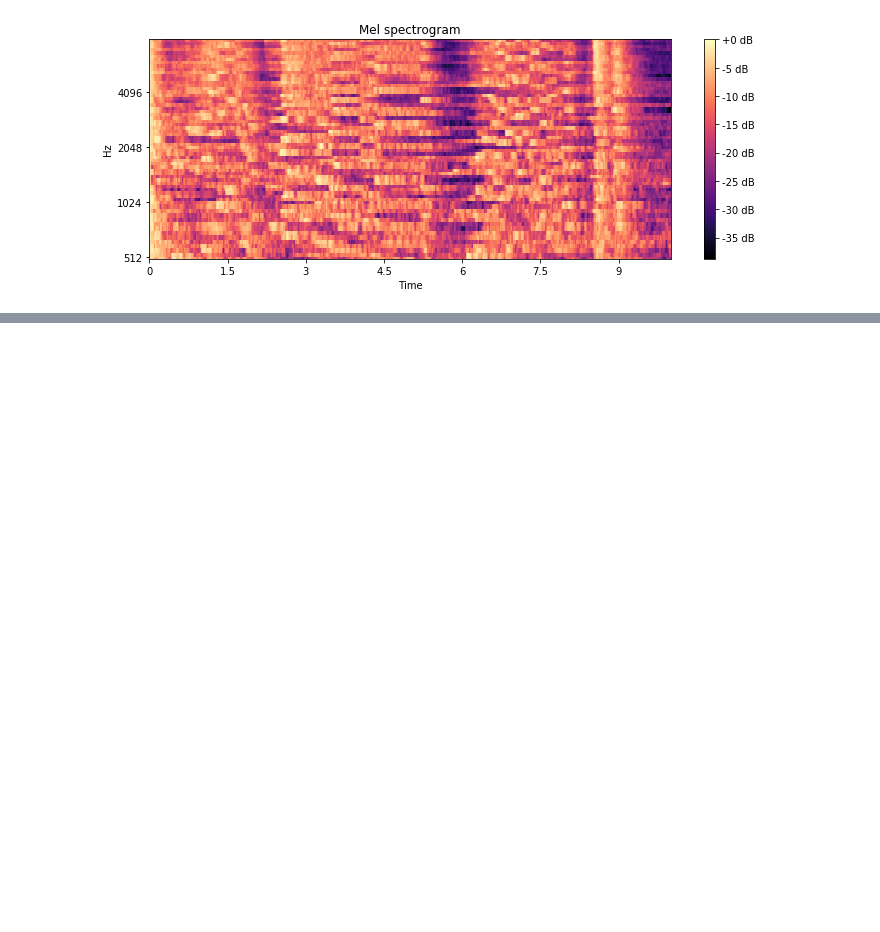
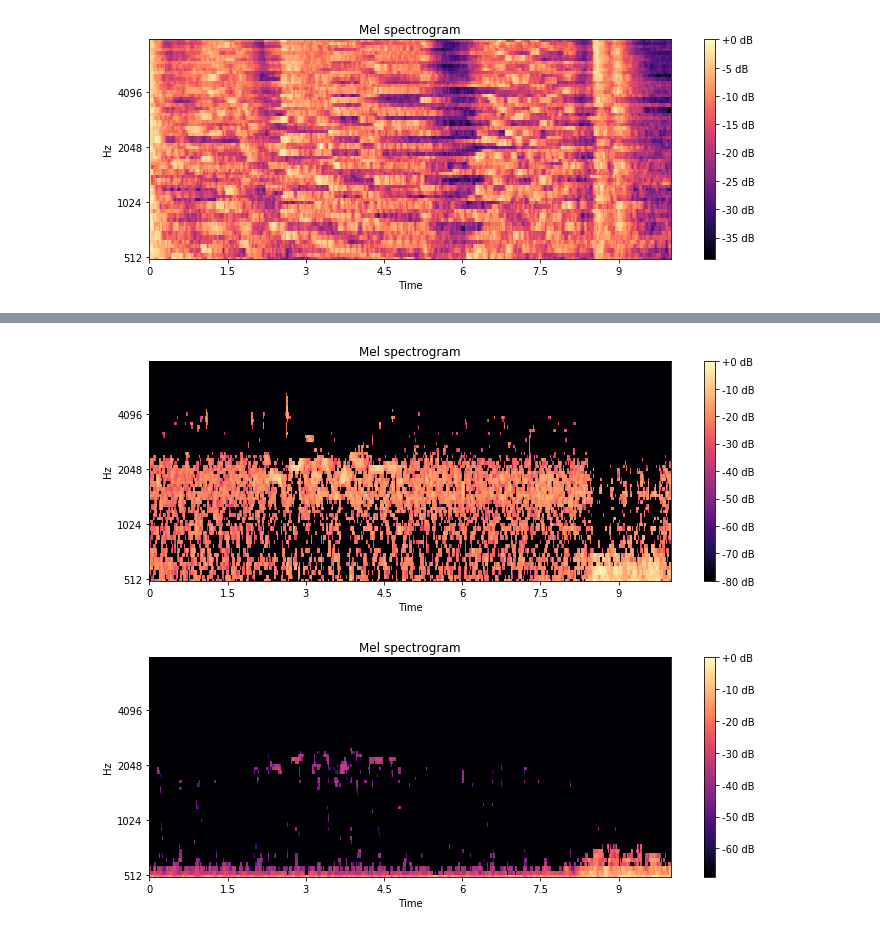
Before and after one commit to jonnor/datascience-master, a Jupyter notebook: dcase2018/Features.ipynb, the cells around one changed output, grey strips where cells are left out. Saved outputs shown, nothing was run; the diff lists cells and outputs as text; code cells hidden in the pictures; blank space fills up the shorter version.

```diff
--- a/dcase2018/Features.ipynb
+++ b/dcase2018/Features.ipynb
@@ -161,0 +174,8 @@ ModuleNotFoundError: No module named 'birddetect'
+# %%
+pm = meann(p)
+plot_melspectrogram(pm)
+gm = meann(s)
+plot_melspectrogram(gm)
+# %% [output]
+[figure, added]
+[figure, added]
```
Also changed, not shown: parts of 6 cells of this notebook, 1 other file.
